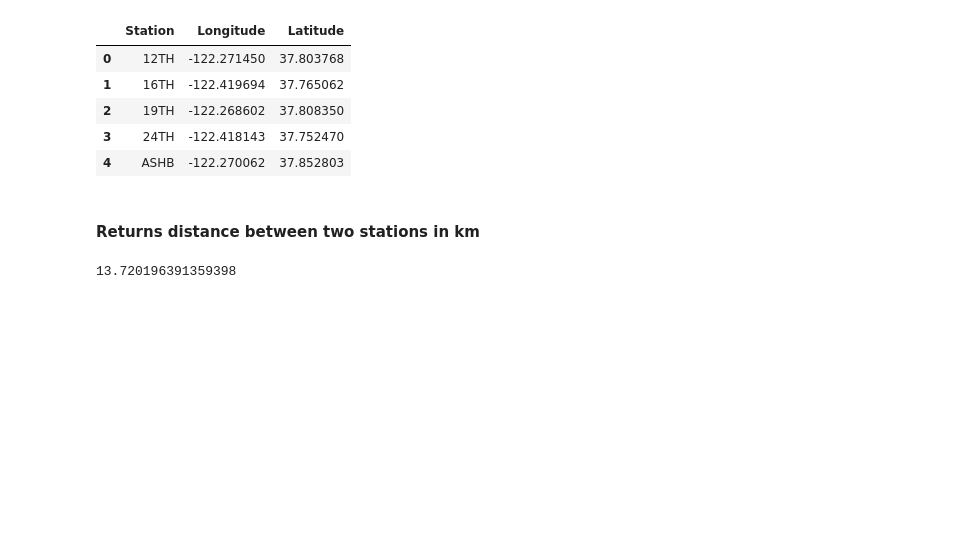
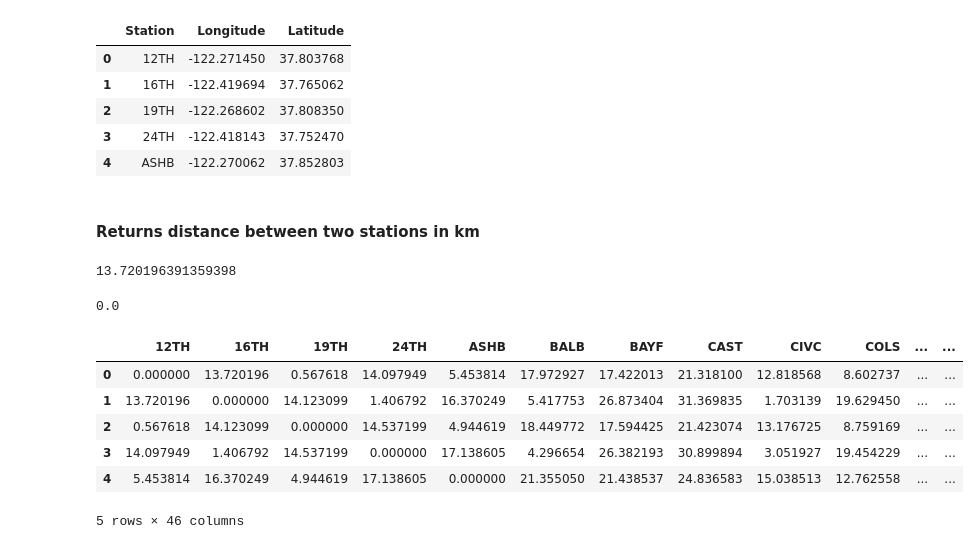
Before and after one commit to miamedra2/Bart_Kaggle-, a Jupyter notebook: BartKaggleProject.ipynb, the cells around one changed output. Drawn from its saved outputs; the diff is of its cells as text; code cells hidden in the pictures; blank space fills up the shorter version.

Commit message:
Commit: Made df_distance giving distance between all the 	stations as a dataframe. 	modified:   BartKaggleProject.ipynb

```diff
--- a/BartKaggleProject.ipynb
+++ b/BartKaggleProject.ipynb
@@ -456,14 +454,44 @@ df_straight_line.head()
 # %%
 def find_distance(df_straight_line, Station1, Station2):
 
-    Station1_loc =  df_straight_line[df_straight_line['Station'] == Station1]['Longitude'], df_straight_line[df_straight_line['Station'] == Station1]['Latitude']
-    Station2_loc =  df_straight_line[df_straight_line['Station'] == Station2]['Longitude'], df_straight_line[df_straight_line['Station'] == Station2]['Latitude']
+    if Station1 == Station2:
+        return 0.0
 
-    Station1_loc = radians(float(Station1_loc[0])), radians(float(Station1_loc[1]))
-    Station2_loc = radians(float(Station2_loc[0])), radians(float(Station2_loc[1]))
+    else:
 
-    return 6371.01 * acos(sin(Station1_loc[1])*sin(Station2_loc[1]) + cos(Station1_loc[1])*cos(Station2_loc[1])*cos(Station1_loc[0] - Station2_loc[0]))
+        Station1_loc =  df_straight_line[df_straight_line['Station'] == Station1]['Longitude'], df_straight_line[df_straight_line['Station'] == Station1]['Latitude']
+        Station2_loc =  df_straight_line[df_straight_line['Station'] == Station2]['Longitude'], df_straight_line[df_straight_line['Station'] == Station2]['Latitude']
+
+        Station1_loc = radians(float(Station1_loc[0])), radians(float(Station1_loc[1]))
+        Station2_loc = radians(float(Station2_loc[0])), radians(float(Station2_loc[1]))
+
+        return 6371.01 * acos(sin(Station1_loc[1])*sin(Station2_loc[1]) + cos(Station1_loc[1])*cos(Station2_loc[1])*cos(Station1_loc[0] - Station2_loc[0]))
 # %%
 find_distance(df_straight_line, '12TH', '16TH')
 # %% [output]
 13.720196391359398
+# %%
+find_distance(df_straight_line, '12TH', '12TH')
+# %% [output]
+0.0
+# %%
+df_distance = pd.DataFrame()
+
+for i in df_straight_line['Station']:
+    temp_list = []
+
+    for j in df_straight_line['Station']:
+        temp_list.append(find_distance(df_straight_line, i, j))
+
+    temp_series = pd.Series(temp_list, name=i)
+    df_distance[i] = temp_series
+# %%
+df_distance.head()
+# %% [output]
+|  | 12TH | 16TH | 19TH | 24TH | ASHB | BALB | BAYF | CAST | CIVC | COLS | ... | ... |
+| 0 | 0.000000 | 13.720196 | 0.567618 | 14.097949 | 5.453814 | 17.972927 | 17.422013 | 21.318100 | 12.818568 | 8.602737 | ... | ... |
+| 1 | 13.720196 | 0.000000 | 14.123099 | 1.406792 | 16.370249 | 5.417753 | 26.873404 | 31.369835 | 1.703139 | 19.629450 | ... | ... |
+| 2 | 0.567618 | 14.123099 | 0.000000 | 14.537199 | 4.944619 | 18.449772 | 17.594425 | 21.423074 | 13.176725 | 8.759169 | ... | ... |
+| 3 | 14.097949 | 1.406792 | 14.537199 | 0.000000 | 17.138605 | 4.296654 | 26.382193 | 30.899894 | 3.051927 | 19.454229 | ... | ... |
+| 4 | 5.453814 | 16.370249 | 4.944619 | 17.138605 | 0.000000 | 21.355050 | 21.438537 | 24.836583 | 15.038513 | 12.762558 | ... | ... |
+5 rows × 46 columns
```
Also changed, not shown: parts of 1 cell of this notebook.
